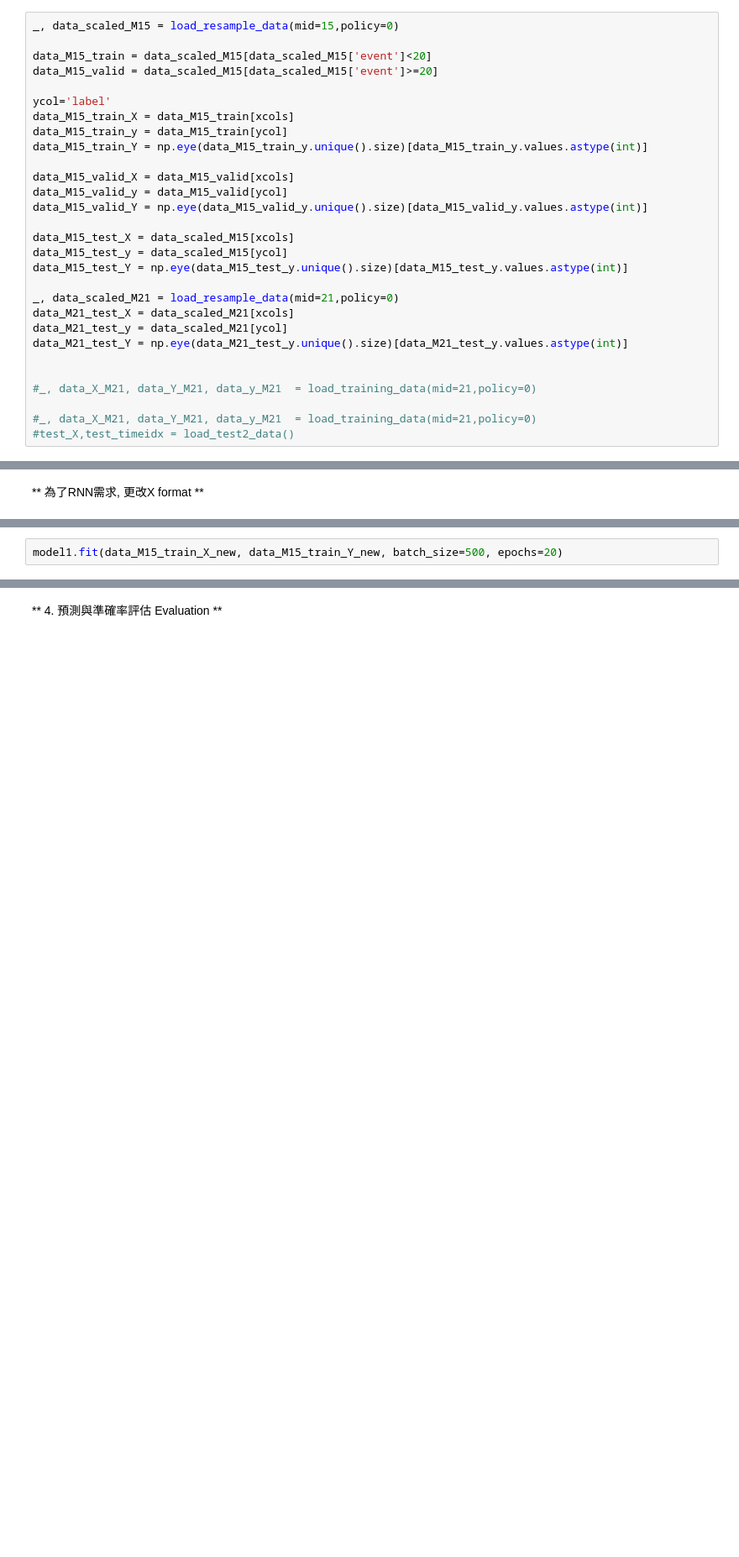
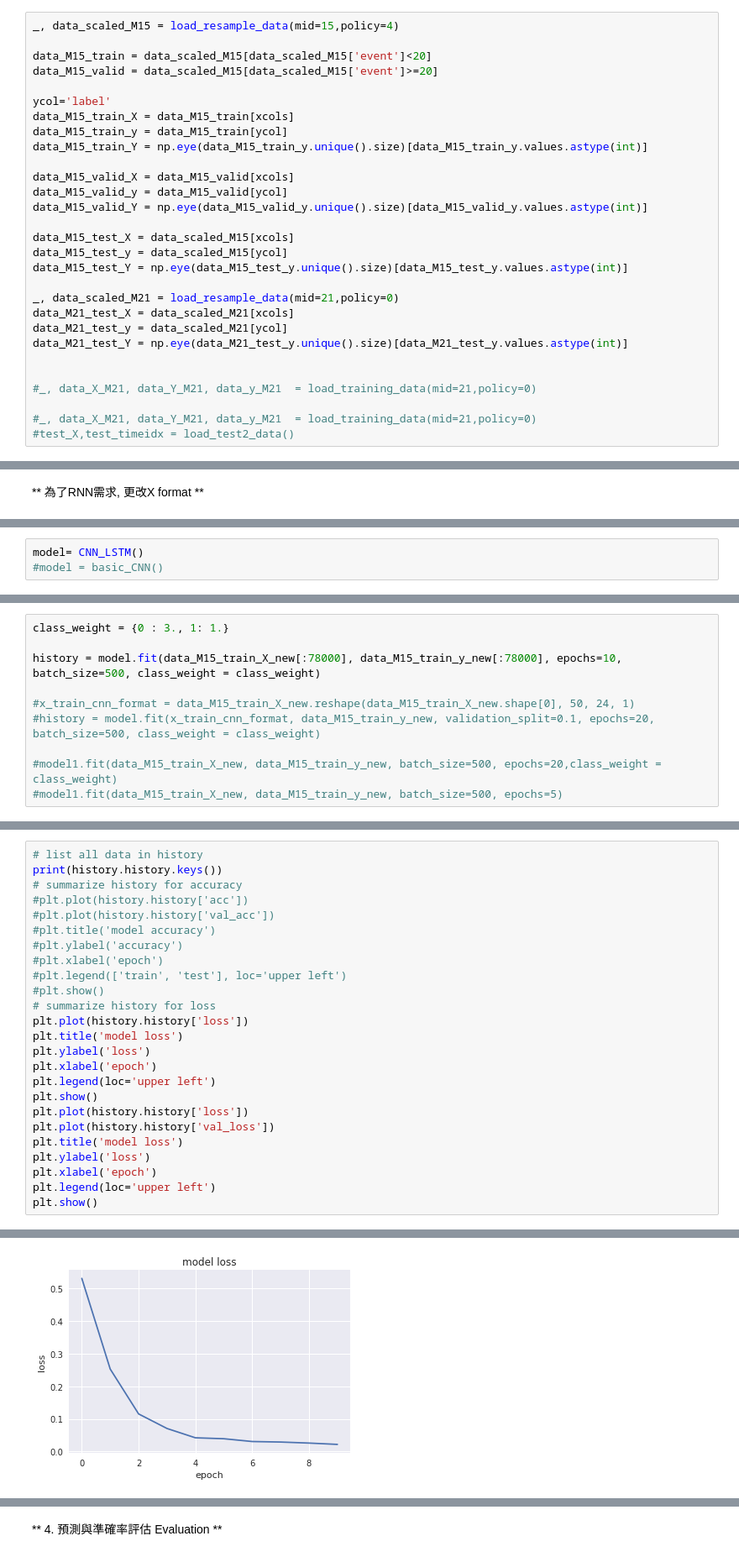
Before and after one commit to Backlu/CAICTCompetition, a Jupyter notebook: ice-DL_RNN_predictLabel.ipynb, the cells around one changed output, grey strips where cells are left out. Shown: that part at 84% size. Saved outputs shown, nothing was run; the diff lists cells and outputs as text; blank space fills up the shorter version.

```diff
--- a/ice-DL_RNN_predictLabel.ipynb
+++ b/ice-DL_RNN_predictLabel.ipynb
@@ -130,7 +144,7 @@ xcols=['wind_speed', 'wind_direction',
        'pitch2_ng5_tmp', 'pitch3_ng5_tmp', 'pitch1_ng5_DC', 'pitch2_ng5_DC',
        'pitch3_ng5_DC']
 # %%
-_, data_scaled_M15 = load_resample_data(mid=15,policy=0)
+_, data_scaled_M15 = load_resample_data(mid=15,policy=4)
 
 data_M15_train = data_scaled_M15[data_scaled_M15['event']<20]
 data_M15_valid = data_scaled_M15[data_scaled_M15['event']>=20]
@@ -211 +332,4 @@ model1.compile(loss="binary_crossentropy", optimizer=optimizer)
+# %%
+model= CNN_LSTM()
+#model = basic_CNN()
 # %%
@@ -213,4 +337,2 @@ SVG(model_to_dot(model1, show_shapes=True).create(prog='dot', format='svg'))
 # %% [output]
 [drawing not drawn]
-# %%
-model1.fit(data_M15_train_X_new, data_M15_train_Y_new, batch_size=500, epochs=20)
@@ -235,0 +339,10 @@ Epoch 20/20
+# %%
+class_weight = {0 : 3., 1: 1.}
+
+history = model.fit(data_M15_train_X_new[:78000], data_M15_train_y_new[:78000], epochs=10, batch_size=500, class_weight = class_weight)
+
+#x_train_cnn_format = data_M15_train_X_new.reshape(data_M15_train_X_new.shape[0], 50, 24, 1)
+#history = model.fit(x_train_cnn_format, data_M15_train_y_new, validation_split=0.1, epochs=20, batch_size=500, class_weight = class_weight)
+
+#model1.fit(data_M15_train_X_new, data_M15_train_y_new, batch_size=500, epochs=20,class_weight = class_weight)
+#model1.fit(data_M15_train_X_new, data_M15_train_y_new, batch_size=500, epochs=5)
@@ -235,0 +370,26 @@ Epoch 20/20
+# %%
+# list all data in history
+print(history.history.keys())
+# summarize history for accuracy
+#plt.plot(history.history['acc'])
+#plt.plot(history.history['val_acc'])
+#plt.title('model accuracy')
+#plt.ylabel('accuracy')
+#plt.xlabel('epoch')
+#plt.legend(['train', 'test'], loc='upper left')
+#plt.show()
+# summarize history for loss
+plt.plot(history.history['loss'])
+plt.title('model loss')
+plt.ylabel('loss')
+plt.xlabel('epoch')
+plt.legend(loc='upper left')
+plt.show()
+plt.plot(history.history['loss'])
+plt.plot(history.history['val_loss'])
+plt.title('model loss')
+plt.ylabel('loss')
+plt.xlabel('epoch')
+plt.legend(loc='upper left')
+plt.show()
+# %% [output]
@@ -235,0 +397 @@ Epoch 20/20
+[figure, added]
```
Also changed, not shown: parts of 27 cells of this notebook.
